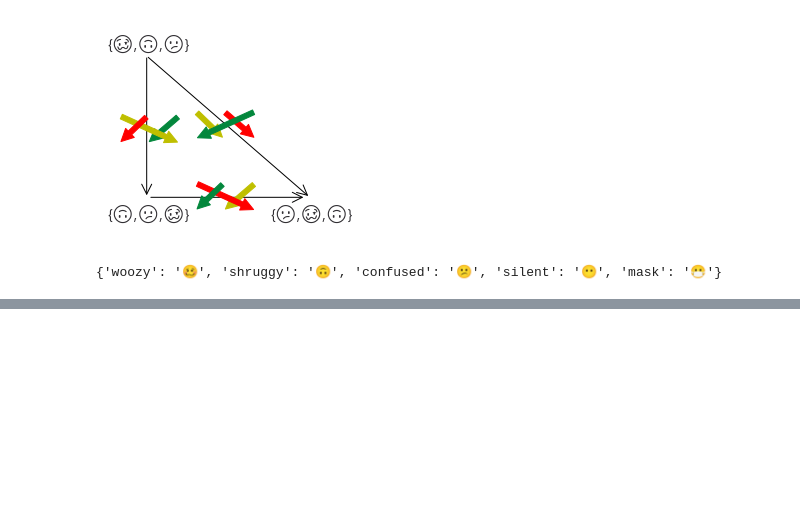
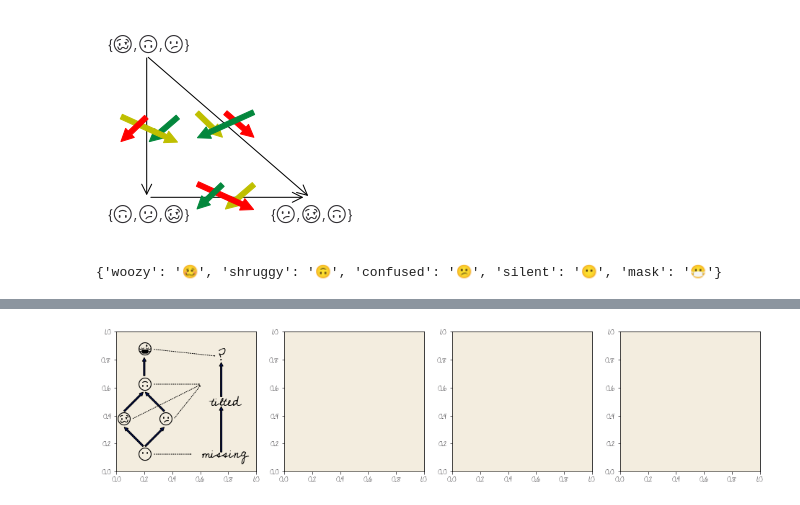
Before and after one commit to story645/proposal, a Jupyter notebook: paper/figures/code/monoid.ipynb, the cells around one changed output, grey strips where cells are left out. Cells and saved outputs as stored; diff of their text form; code cells hidden in the pictures; blank space fills up the shorter version.

```diff
--- a/paper/figures/code/monoid.ipynb
+++ b/paper/figures/code/monoid.ipynb
@@ -288,7 +288,7 @@ def preorder(ax, xpos, ypos, ms=10, xpad=.05, tc='k', ac='C8'):
     ax.add_patch(e1)
     e2 = mpatches.FancyArrowPatch((c,m+.05), (c,t-.06), transform=ax.transData, mutation_scale=ms)
     ax.add_patch(e2)
-    ax.set(xticks=[], yticks=[], facecolor='white')
+    #ax.set(xticks=[], yticks=[], facecolor='white')
 # %%
 fig, axd = plt.subplot_mosaic([['hasse', "preorder"]],   figsize=(9,4.5))
 r, c, l = .25, .5, .75
@@ -342,0 +343,29 @@ fig.savefig(spath/"monoid_maps.png", bbox_inches='tight', facecolor='white' )
+# %%
+fig, axd =   plt.subplot_mosaic([['data', 'identity', 'preserve', 'invalid']], figsize=(16,4))
+for ax in axd.values():
+    ax.set(aspect='equal', xlim=(0,1), ylim=(0,1))
+
+r, c, l = .0, .15, .3
+b, m1, m2, t = .1, .35, .6, .85
+m = m1+(m2-m1)/2
+tc = 'k'
+ac = 'C8'
+hasse(axd['data'], (r,c,l), (b, m1, m2, t), nu_po)
+b2, m12, m22, t2 = .1, .35, .6, .85
+r2, c2, l2 = .0, .75, .5
+preorder(axd['data'], (r2,c2,l2), (b2, m12, m22, t2))
+
+graph = [((c,b), (c2,b2)), ((r,m1), (c2,m2)), ((l, m1), (c2,m2)), ((c,m2), (c2,m2)), ((c,t), (c2,t2))]
+for i, (source, target) in enumerate(graph):
+    sx, sy = source[0] + .11, source[1]+.025
+    if i == 0:
+        txp, typ = .2, .025
+    elif i in [1,2,3]:
+        txp, typ = .14, .025
+    else:
+        txp, typ = 0.03, -0.025
+    tx, ty = target[0]-txp, target[-1]+typ
+    e = mpatches.FancyArrowPatch((sx,sy), (tx,ty), transform=axd['data'].transData,arrowstyle="->", linestyle=':')
+    axd['data'].add_patch(e)
+# %% [output]
+[figure, added]
```
Also changed, not shown: parts of 4 cells of this notebook.
